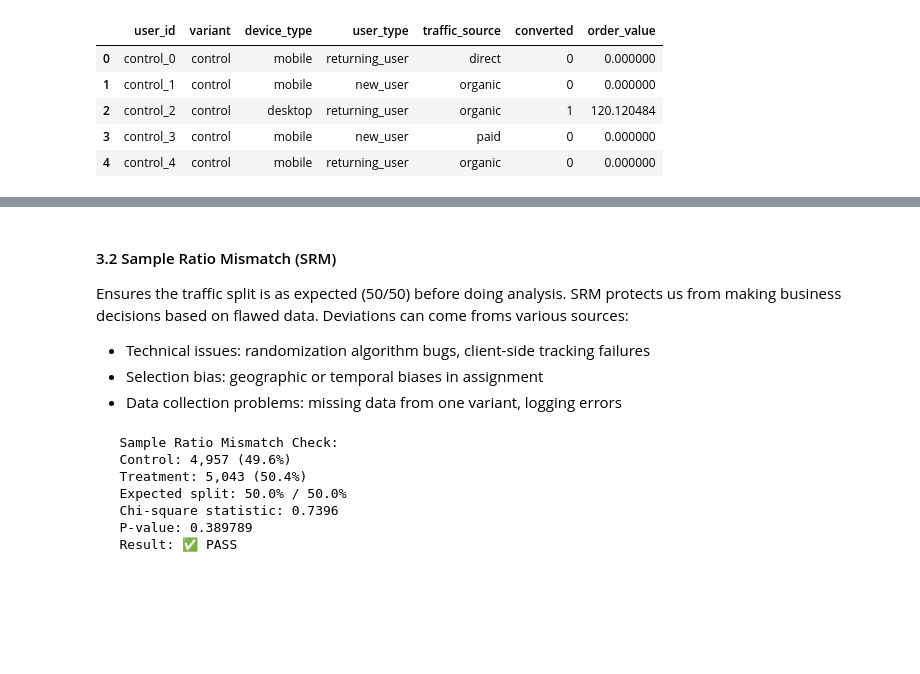
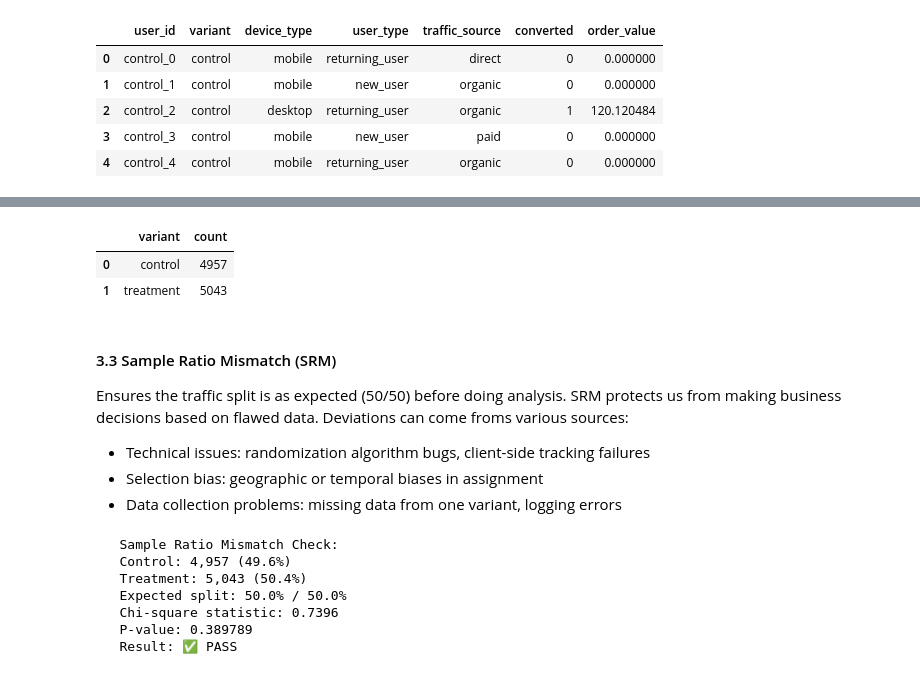
Before and after one commit to KEVIN-VN642/A_B-Testing, a Jupyter notebook: notebook.ipynb, the cells around one changed output, grey strips where cells are left out. Saved outputs shown, nothing was run; the diff lists cells and outputs as text; code cells hidden in the pictures; blank space fills up the shorter version.

```diff
--- a/notebook.ipynb
+++ b/notebook.ipynb
@@ -148,5 +150,11 @@ df.head()
+# %%
+df.groupby('variant').agg({'user_id': 'count'}).rename(columns={'user_id': 'count'}).reset_index()
+# %% [output]
+|  | variant | count |
+| 0 | control | 4957 |
+| 1 | treatment | 5043 |
 # %% [markdown]
-#### 3.2 Sample Ratio Mismatch (SRM)
+#### 3.3 Sample Ratio Mismatch (SRM)
 Ensures the traffic split is as expected (50/50) before doing analysis. SRM protects us from making business decisions based on flawed data. Deviations can come froms various sources:
 - Technical issues: randomization algorithm bugs, client-side tracking failures
 - Selection bias: geographic or temporal biases in assignment
```
Also changed, not shown: parts of 2 cells of this notebook.
